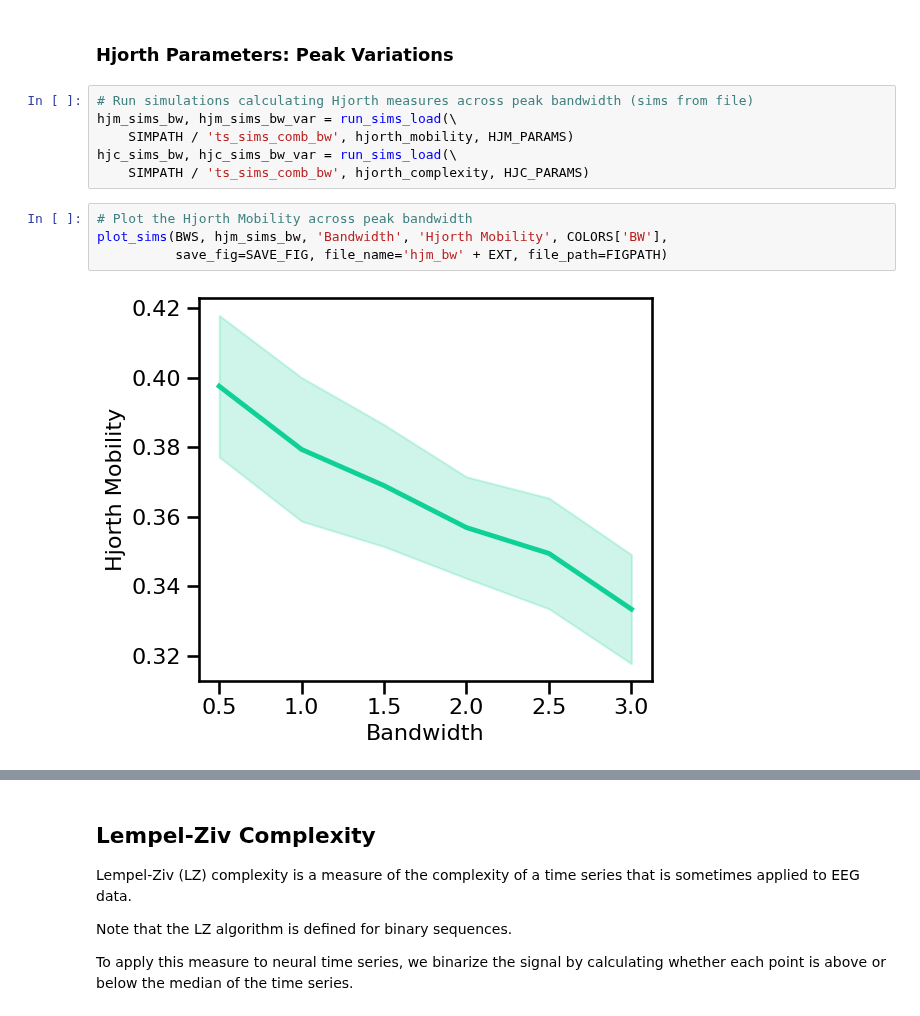
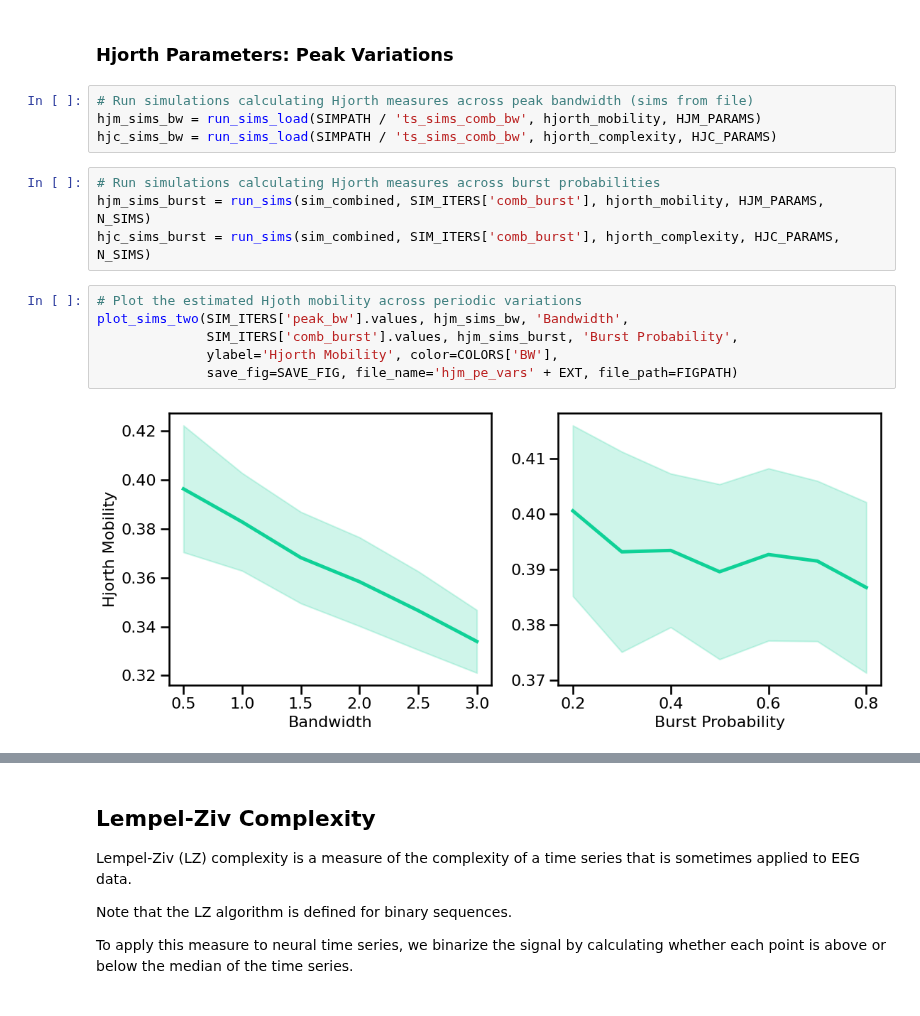
Before and after one commit to AperiodicMethods/AperiodicMethods, a Jupyter notebook: notebooks/24-Complexity.ipynb, the cells around one changed output, grey strips where cells are left out. Drawn from its saved outputs; the diff is of its cells as text.

```diff
--- a/notebooks/24-Complexity.ipynb
+++ b/notebooks/24-Complexity.ipynb
@@ -182,14 +185,18 @@ plot_sims(KNEES, hjc_sims_knee,
 ### Hjorth Parameters: Peak Variations
 # %%
 # Run simulations calculating Hjorth measures across peak bandwidth (sims from file)
-hjm_sims_bw, hjm_sims_bw_var = run_sims_load(\
-    SIMPATH / 'ts_sims_comb_bw', hjorth_mobility, HJM_PARAMS)
-hjc_sims_bw, hjc_sims_bw_var = run_sims_load(\
-    SIMPATH / 'ts_sims_comb_bw', hjorth_complexity, HJC_PARAMS)
+hjm_sims_bw = run_sims_load(SIMPATH / 'ts_sims_comb_bw', hjorth_mobility, HJM_PARAMS)
+hjc_sims_bw = run_sims_load(SIMPATH / 'ts_sims_comb_bw', hjorth_complexity, HJC_PARAMS)
+# %%
+# Run simulations calculating Hjorth measures across burst probabilities
+hjm_sims_burst = run_sims(sim_combined, SIM_ITERS['comb_burst'], hjorth_mobility, HJM_PARAMS, N_SIMS)
+hjc_sims_burst = run_sims(sim_combined, SIM_ITERS['comb_burst'], hjorth_complexity, HJC_PARAMS, N_SIMS)
 # %%
-# Plot the Hjorth Mobility across peak bandwidth
-plot_sims(BWS, hjm_sims_bw, 'Bandwidth', 'Hjorth Mobility', COLORS['BW'],
-          save_fig=SAVE_FIG, file_name='hjm_bw' + EXT, file_path=FIGPATH)
+# Plot the estimated Hjoth mobility across periodic variations
+plot_sims_two(SIM_ITERS['peak_bw'].values, hjm_sims_bw, 'Bandwidth',
+              SIM_ITERS['comb_burst'].values, hjm_sims_burst, 'Burst Probability',
+              ylabel='Hjorth Mobility', color=COLORS['BW'],
+              save_fig=SAVE_FIG, file_name='hjm_pe_vars' + EXT, file_path=FIGPATH)
 # %% [output]
-[figure, old version]
+[figure, new version]
 # %%
```
Also changed, not shown: parts of 51 cells of this notebook.
